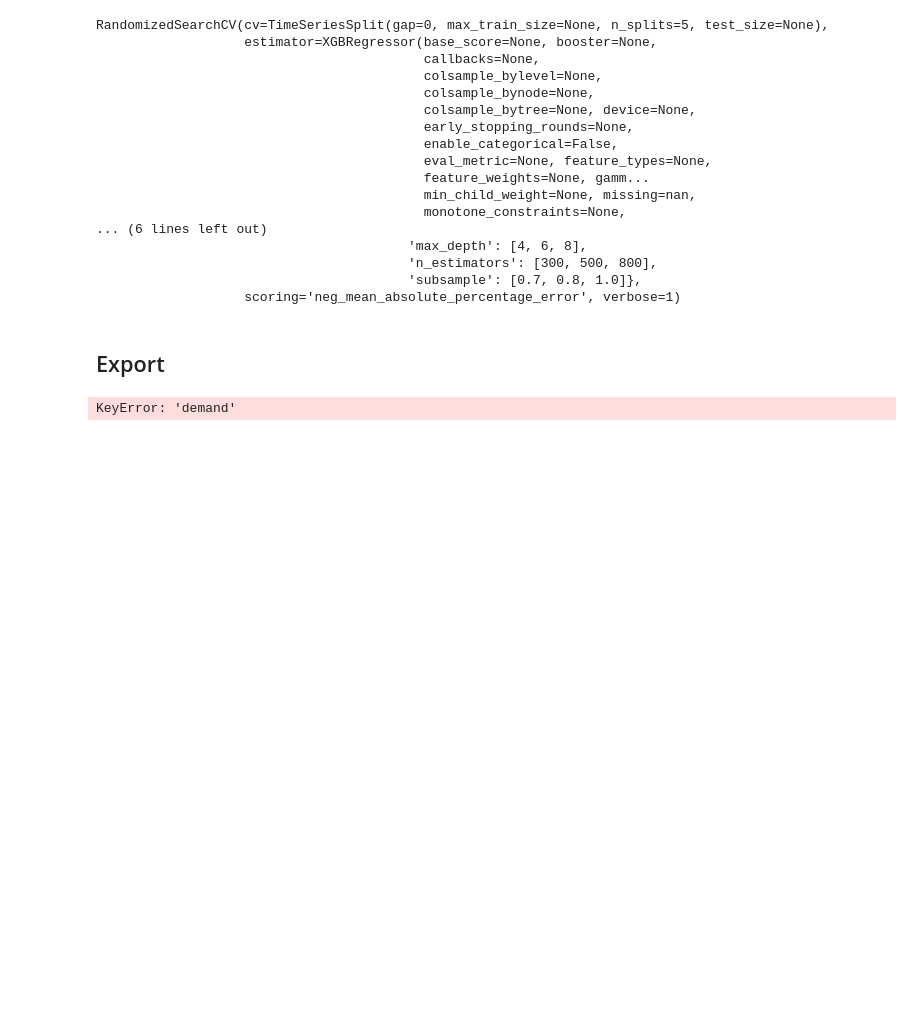
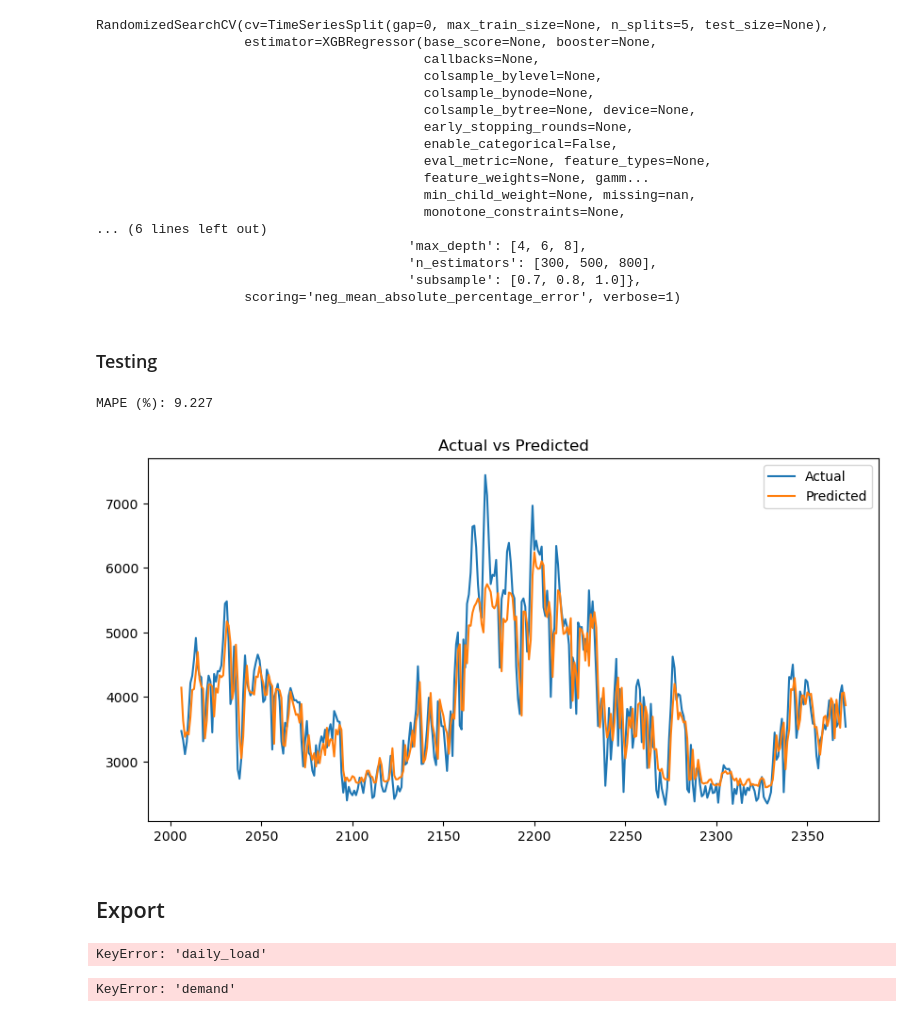
Before and after one commit to Parautilitarian/TSA_Load_Forecasting, a Jupyter notebook: forecast_py.ipynb, the cells around one changed output. Cells and saved outputs as stored; diff of their text form; code cells hidden in the pictures; blank space fills up the shorter version.

```diff
--- a/forecast_py.ipynb
+++ b/forecast_py.ipynb
@@ -194,2 +141,0 @@ for k in range(1, K + 1):
-# %%
-df = df.dropna(subset=["datetime"])
@@ -240,5 +184,7 @@ def feature_engineering(df):
 
     return df
 # %%
-load_fe = feature_engineering(load_final)
+load_fe = feature_engineering(daily_load)
 load_fe = load_fe.dropna()
+
+print(f"The data ranges from {load_fe['date'].min()} to {load_fe['date'].max()}")
@@ -249,19 +205,19 @@ load_final["datetime"].min(), load_final["datetime"].max()
 # %%
 # split train/test and separate features/target
 def split_train_test(df):
-    df = df.sort_values("datetime")
+    df = df.sort_values("date")
 
     # test set = last year
-    test_start = df["datetime"].max() - pd.DateOffset(years=1)
+    test_start = df["date"].max() - pd.DateOffset(years=1)
 
-    train = df[df["datetime"] < test_start]
-    test = df[df["datetime"] >= test_start]
+    train = df[df["date"] < test_start]
+    test = df[df["date"] >= test_start]
 
-    X_train = train.drop(columns=["demand", "datetime"])
-    y_train = train["demand"]
+    X_train = train.drop(columns=["daily_load", "date"])
+    y_train = train["daily_load"]
 
-    X_test = test.drop(columns=["demand", "datetime"])
-    y_test = test["demand"]
+    X_test = test.drop(columns=["daily_load", "date"])
+    y_test = test["daily_load"]
 
     return X_train, X_test, y_train, y_test
 # %%
@@ -318,5 +274,28 @@ RandomizedSearchCV(cv=TimeSeriesSplit(gap=0, max_train_size=None, n_splits=5, te
                    scoring='neg_mean_absolute_percentage_error', verbose=1)
 # %%
 best_model_xgb = search.best_estimator_
+# %% [markdown]
+### Testing
+# %%
+from sklearn.metrics import mean_absolute_percentage_error
+
+y_pred = best_model_xgb.predict(X_test)
+
+mape = mean_absolute_percentage_error(y_test, y_pred)
+
+print(f"MAPE (%): {mape * 100:.3f}")
+# %% [output]
+MAPE (%): 9.227
+# %%
+import matplotlib.pyplot as plt
+
+plt.figure(figsize=(10, 5))
+plt.plot(y_test.index, y_test, label="Actual")
+plt.plot(y_test.index, y_pred, label="Predicted")
+plt.legend()
+plt.title("Actual vs Predicted")
+plt.show()
+# %% [output]
+[figure, added]
 # %% [markdown]
 ## Export
@@ -323,3 +306,8 @@ best_model_xgb = search.best_estimator_
+# %%
+submission_fe = feature_engineering(submission)
+submission_fe.head()
+# %% [output]
+KeyError: 'daily_load'
 # %%
 def export_submission(forecast_values, filename):
     # extract forecast values
```
Also changed, not shown: parts of 15 cells of this notebook, 5 other files.
